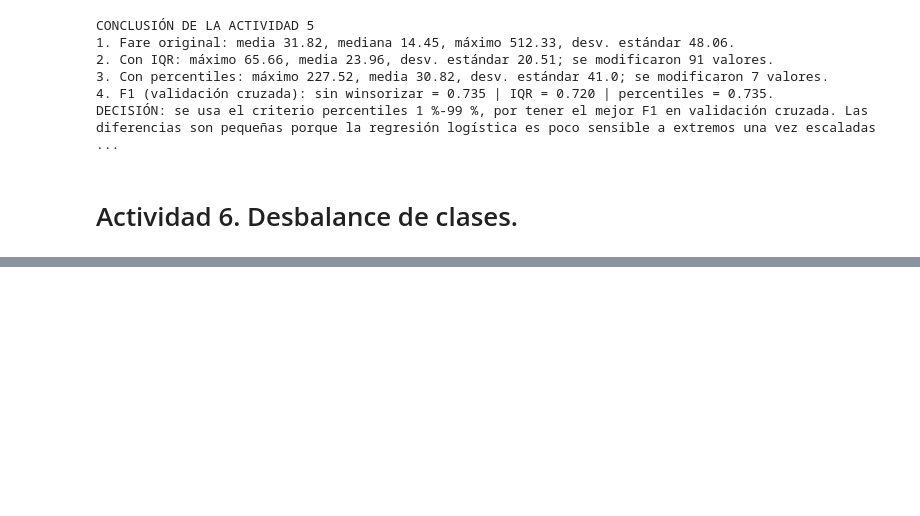
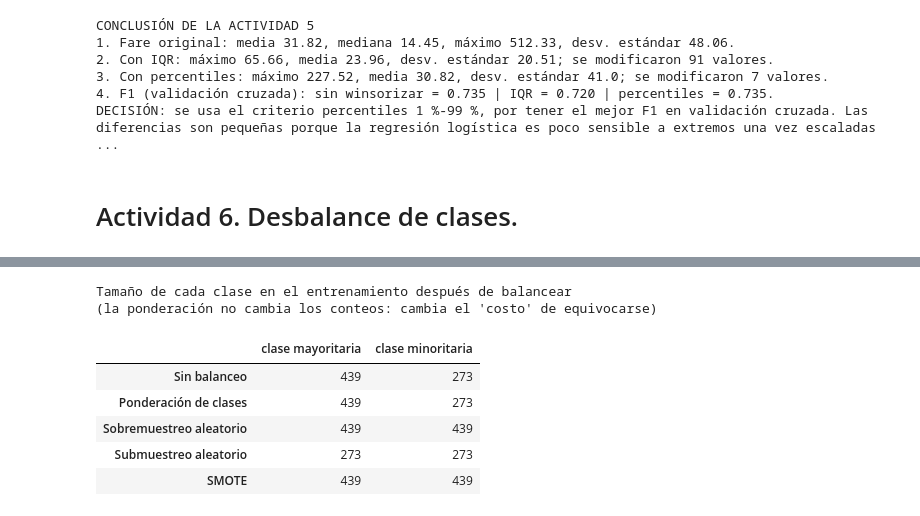
Before and after one commit to FabsRobles/Practica2-IA, a Jupyter notebook: notebook/Titanic_EDA.ipynb, the cells around one changed output, grey strips where cells are left out. Drawn from its saved outputs; the diff is of its cells as text; code cells hidden in the pictures; blank space fills up the shorter version.

```diff
--- a/notebook/Titanic_EDA.ipynb
+++ b/notebook/Titanic_EDA.ipynb
@@ -880,0 +912,22 @@ DECISIÓN: se usa el criterio percentiles 1 %-99 %, por tener el mejor F1 en val
+# %%
+c_train = y_train.value_counts()
+n_may, n_min = c_train.max(), c_train.min()
+tam = pd.DataFrame({
+    "Sin balanceo":            {"clase mayoritaria": n_may, "clase minoritaria": n_min},
+    "Ponderación de clases":   {"clase mayoritaria": n_may, "clase minoritaria": n_min},
+    "Sobremuestreo aleatorio": {"clase mayoritaria": n_may, "clase minoritaria": n_may},
+    "Submuestreo aleatorio":   {"clase mayoritaria": n_min, "clase minoritaria": n_min},
+    "SMOTE":                   {"clase mayoritaria": n_may, "clase minoritaria": n_may},
+}).T
+print("Tamaño de cada clase en el entrenamiento después de balancear")
+print("(la ponderación no cambia los conteos: cambia el 'costo' de equivocarse)")
+display(tam)
+# %% [output]
+Tamaño de cada clase en el entrenamiento después de balancear
+(la ponderación no cambia los conteos: cambia el 'costo' de equivocarse)
+|  | clase mayoritaria | clase minoritaria |
+| Sin balanceo | 439 | 273 |
+| Ponderación de clases | 439 | 273 |
+| Sobremuestreo aleatorio | 439 | 439 |
+| Submuestreo aleatorio | 273 | 273 |
+| SMOTE | 439 | 439 |
```
Also changed, not shown: parts of 6 cells of this notebook.
